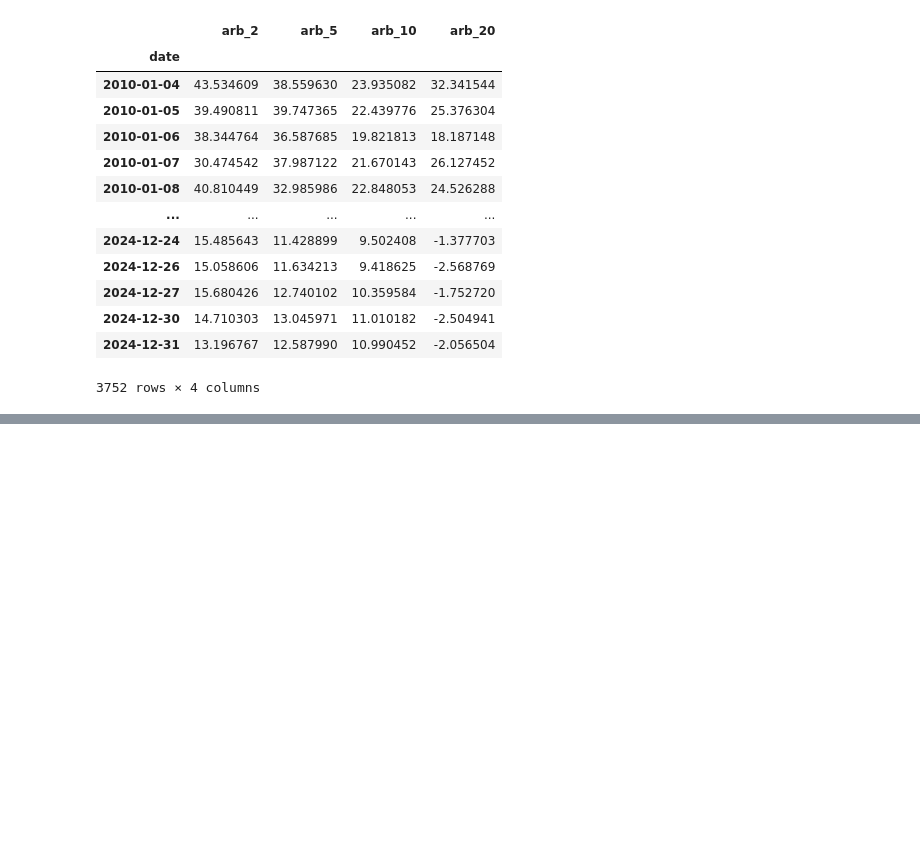
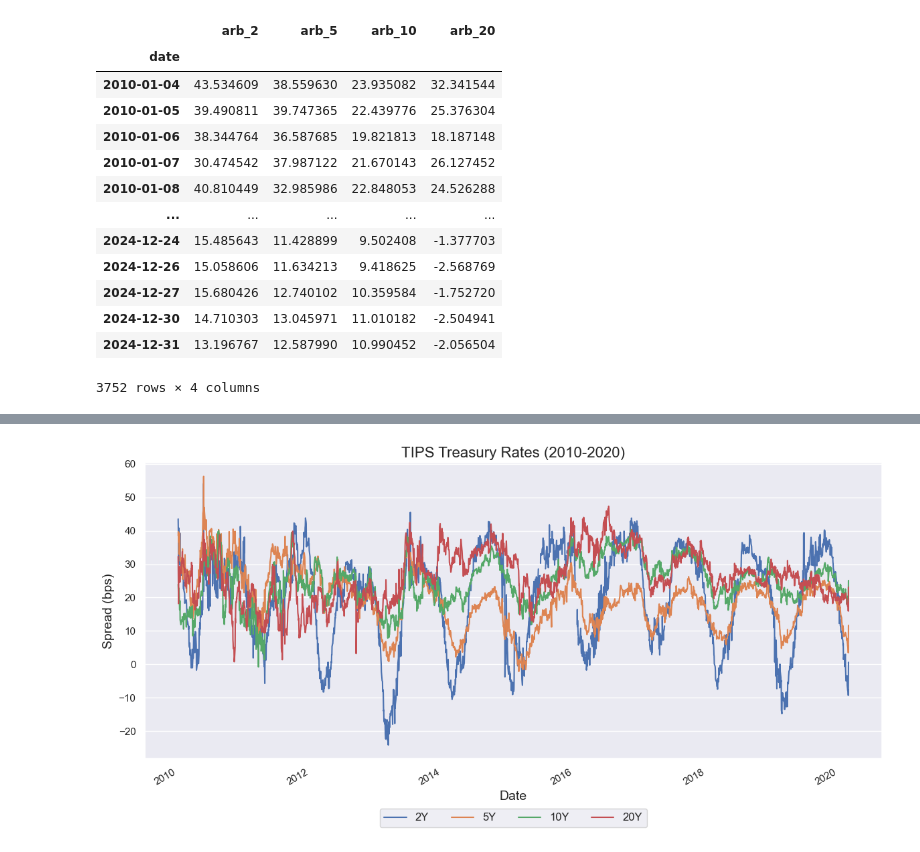
Before and after one commit to jmbejara/p14_tips_treasury_arb, a Jupyter notebook: src/test_replication.ipynb, the cells around one changed output, grey strips where cells are left out. Drawn from its saved outputs; the diff is of its cells as text; code cells hidden in the pictures; blank space fills up the shorter version.

```diff
--- a/src/test_replication.ipynb
+++ b/src/test_replication.ipynb
@@ -73,0 +172,52 @@ plt.show()
+# %%
+def plot_tips_treasury_spreads(data_df, start_date=None, end_date=None, figsize=(12, 6),
+                              style="dark", save_path=None):
+    """
+    Plot TIPS-Treasury spreads over time.
+
+    Parameters:
+        data_df (pd.DataFrame): DataFrame containing arbitrage data
+        start_date (str): Start date in format 'YYYY-MM-DD' (optional)
+        end_date (str): End date in format 'YYYY-MM-DD' (optional)
+        figsize (tuple): Figure size as (width, height)
+        style (str): Seaborn style theme
+        save_path (str): If provided, save figure to this path
+
+    Returns:
+        matplotlib.figure.Figure: The figure object
+    """
+    sns.set_theme(style=style)
+
+    date_filter = slice(start_date, end_date)
+
+    legend_name_map = {
+        "arb_2": "2Y",
+        "arb_5": "5Y",
+        "arb_10": "10Y",
+        "arb_20": "20Y"
+    }
+
+    fig, ax = plt.subplots(figsize=figsize)
+    data_df.loc[date_filter].plot(ax=ax)
+
+    title_dates = f"({start_date[:4] if start_date else ''}-{end_date[:4] if end_date else ''})"
+    ax.set_title(f'TIPS Treasury Rates {title_dates}', fontsize=16)
+    ax.set_xlabel('Date', fontsize=14)
+    ax.set_ylabel('Spread (bps)', fontsize=14)
+    ax.grid(True, axis='y')
+
+    ax.legend([legend_name_map.get(col, col) for col in data_df.columns],
+              fontsize=12, loc='upper center', bbox_to_anchor=(0.5, -0.15), ncol=4)
+
+    plt.tight_layout()
+
+    # Save if a path is provided
+    if save_path:
+        plt.savefig(save_path, bbox_inches='tight', dpi=300)
+
+    return fig
+
+fig = plot_tips_treasury_spreads(test, '2010-01-01', '2020-02-28')
+plt.show()
+# %% [output]
+[figure, added]
```
Also changed, not shown: parts of 9 cells of this notebook, 2 other files.
